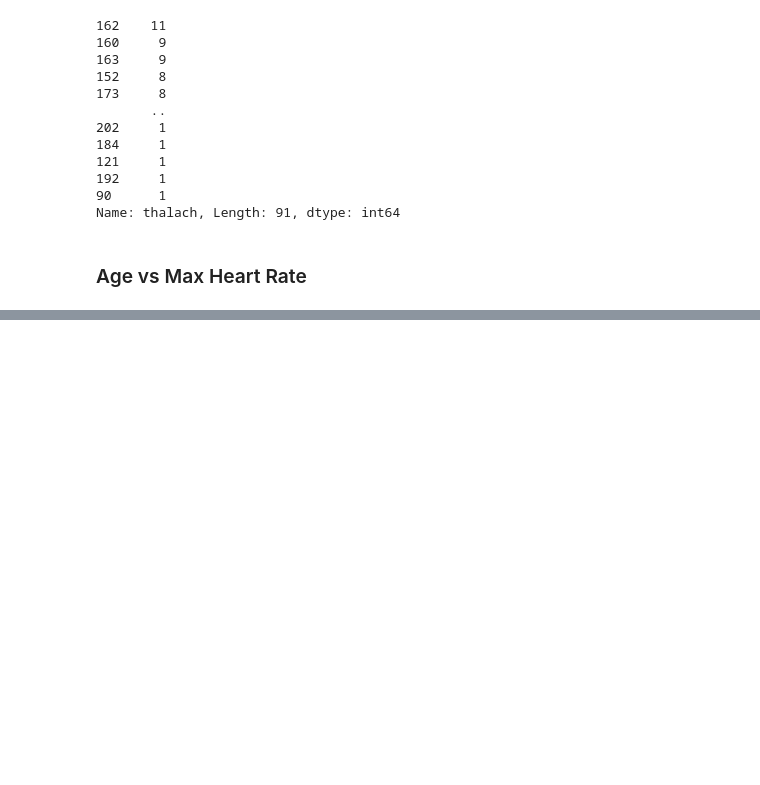
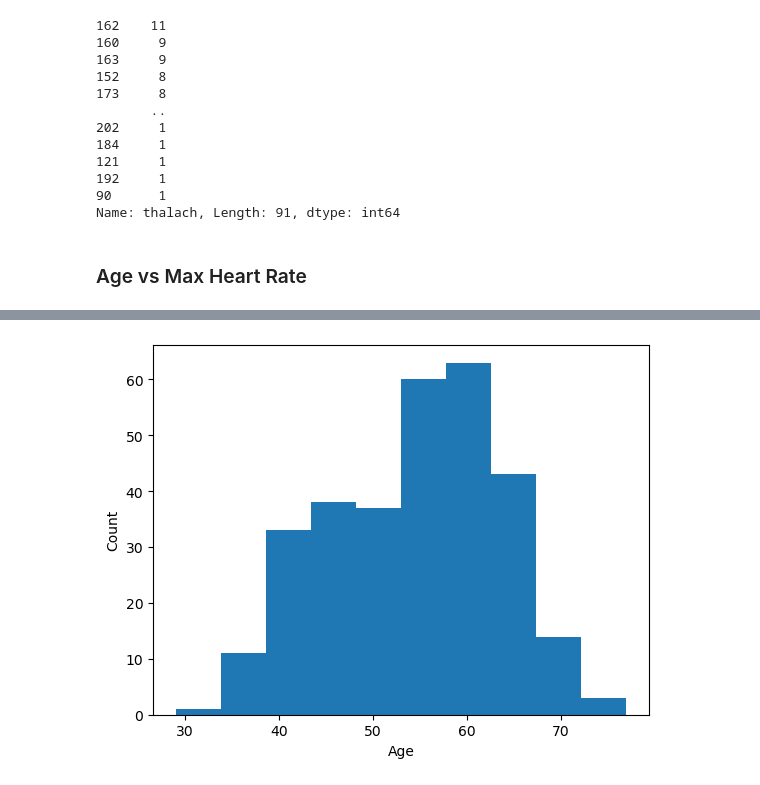
Before and after one commit to surtecha/Heart-Disease-Prediction, a Jupyter notebook: Heart-Disease-Predictor.ipynb, the cells around one changed output, grey strips where cells are left out. Saved outputs shown, nothing was run; the diff lists cells and outputs as text; code cells hidden in the pictures; blank space fills up the shorter version.

Commit message:
Checking for correlation

```diff
--- a/Heart-Disease-Predictor.ipynb
+++ b/Heart-Disease-Predictor.ipynb
@@ -164,0 +170,7 @@ plt.scatter(df.age[df.target==0],
+# %%
+#Check the distribution of age with a histogram
+df['age'].plot.hist()
+plt.xlabel('Age')
+plt.ylabel('Count');
+# %% [output]
+[figure, added]
```
Also changed, not shown: parts of 8 cells of this notebook.
